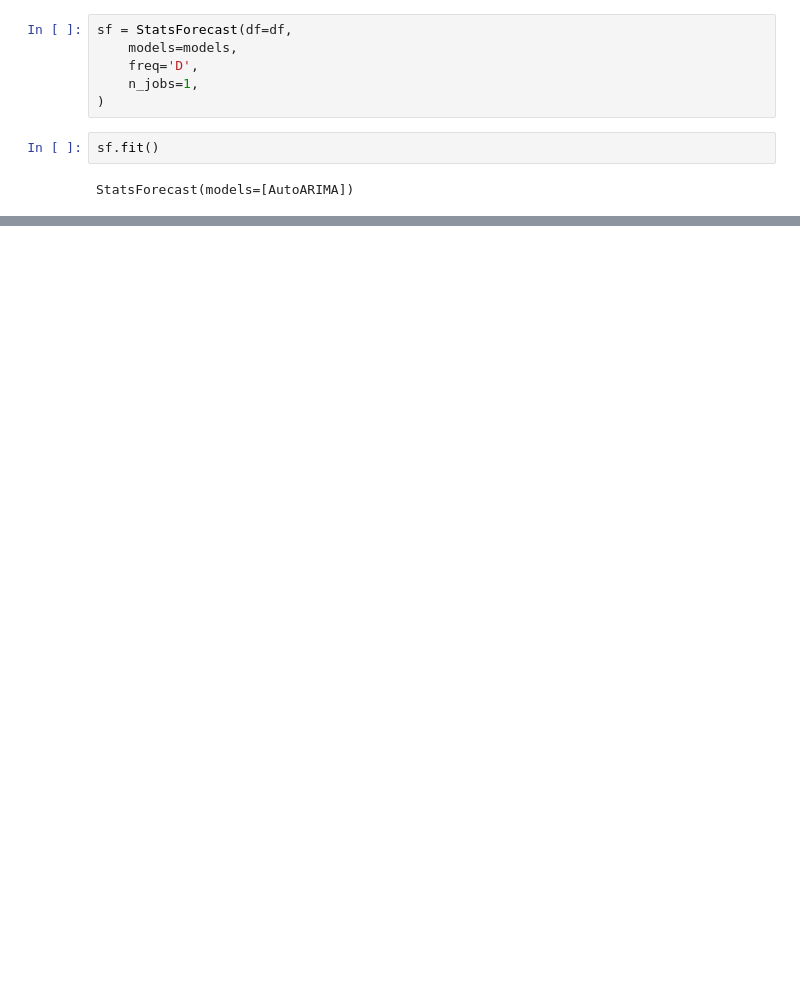
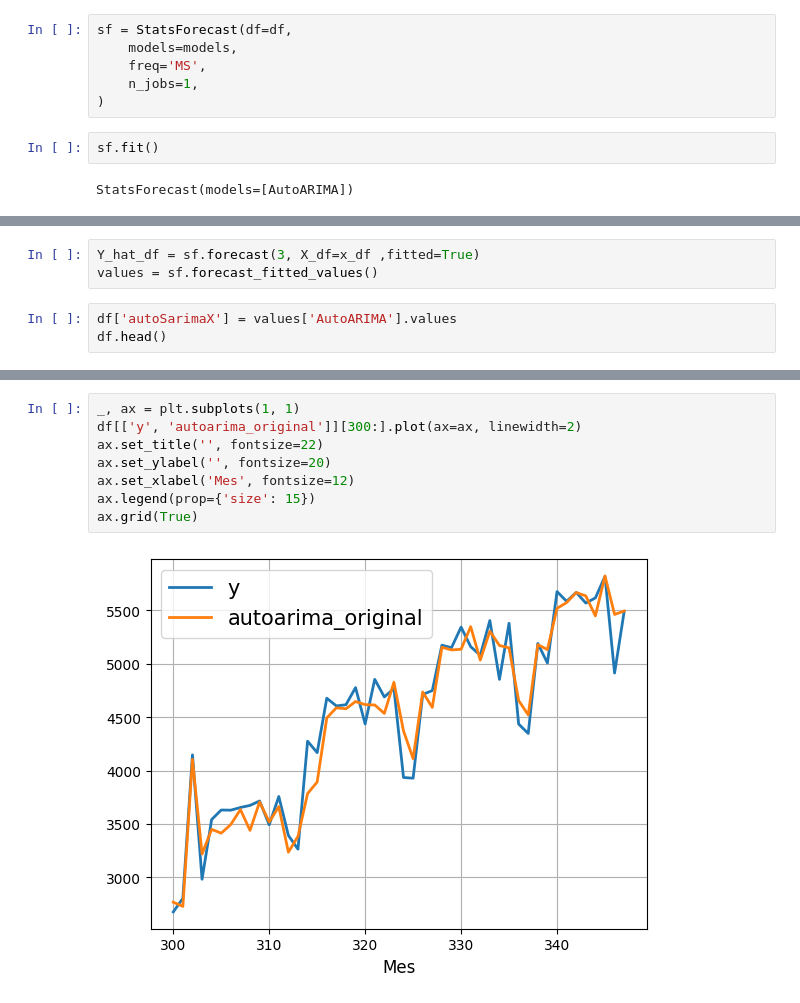
Before and after one commit to daniel-nuno/time_series_O2024_MAF3074N, a Jupyter notebook: dynamica.ipynb, the cells around one changed output, grey strips where cells are left out. Cells and saved outputs as stored; diff of their text form; blank space fills up the shorter version.

```diff
--- a/dynamica.ipynb
+++ b/dynamica.ipynb
@@ -74,7 +81,7 @@ models = [AutoARIMA(season_length=12)]
 # %%
 sf = StatsForecast(df=df,
     models=models,
-    freq='D',
+    freq='MS',
     n_jobs=1,
 )
 # %%
@@ -83,0 +117,6 @@ StatsForecast(models=[AutoARIMA])
+# %%
+Y_hat_df = sf.forecast(3, X_df=x_df ,fitted=True)
+values = sf.forecast_fitted_values()
+# %%
+df['autoSarimaX'] = values['AutoARIMA'].values
+df.head()
@@ -83,0 +130,10 @@ StatsForecast(models=[AutoARIMA])
+# %%
+_, ax = plt.subplots(1, 1)
+df[['y', 'autoarima_original']][300:].plot(ax=ax, linewidth=2)
+ax.set_title('', fontsize=22)
+ax.set_ylabel('', fontsize=20)
+ax.set_xlabel('Mes', fontsize=12)
+ax.legend(prop={'size': 15})
+ax.grid(True)
+# %% [output]
+[figure, added]
```
Also changed, not shown: parts of 9 cells of this notebook.
